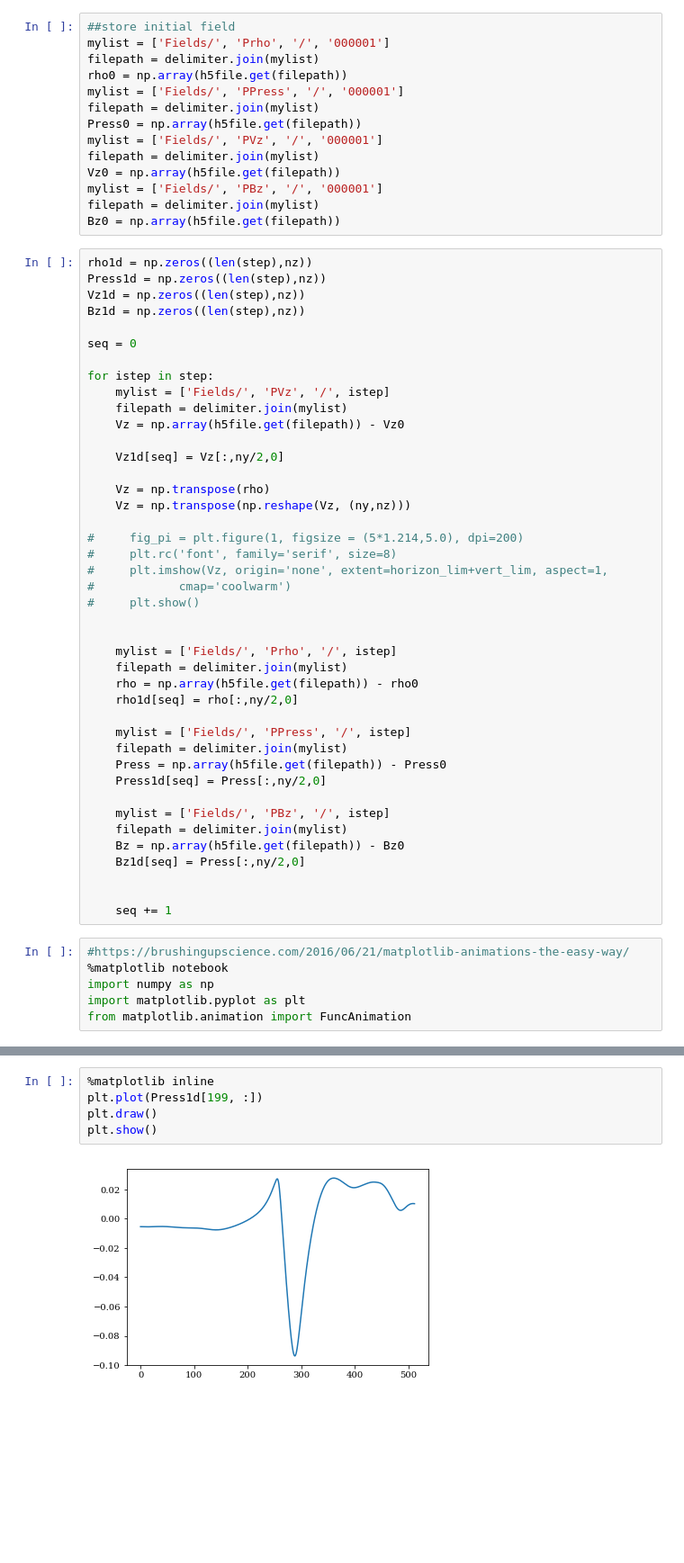
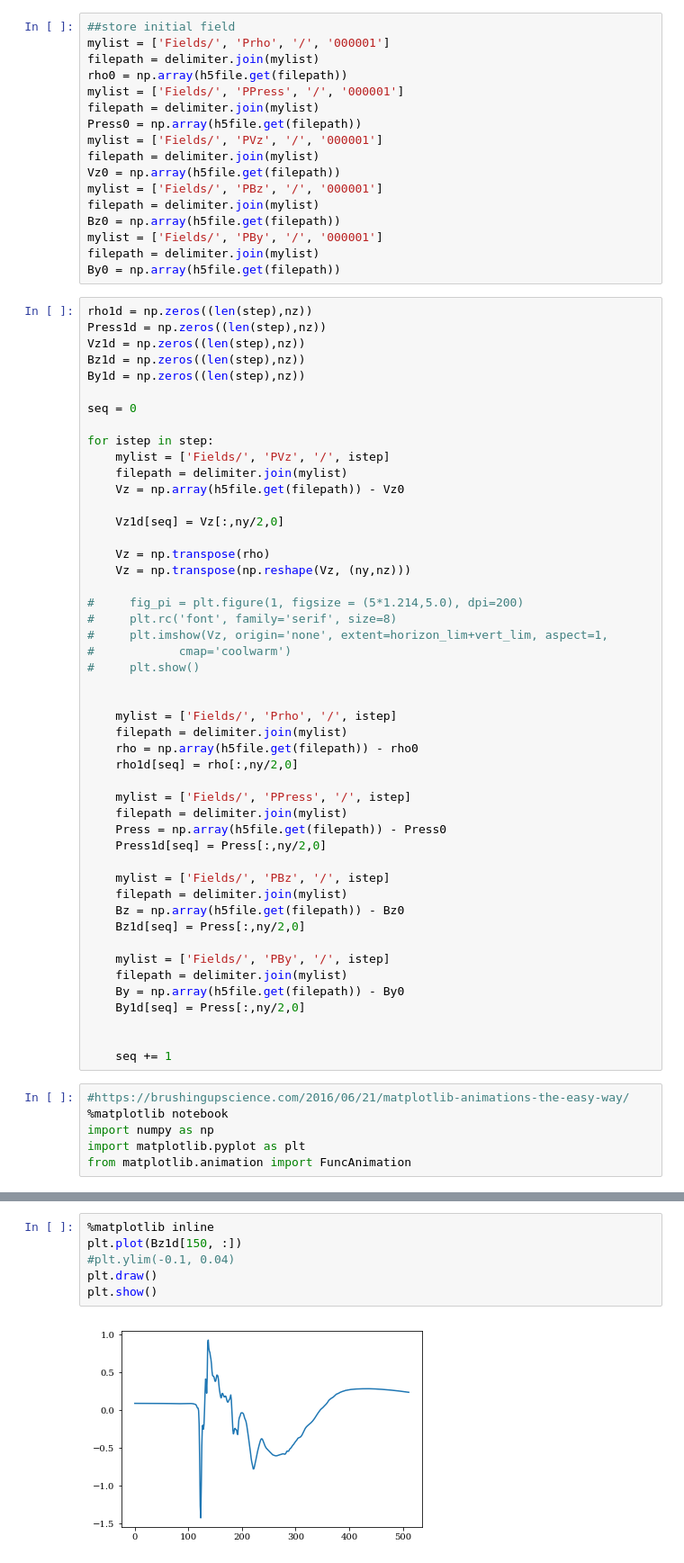
Before and after one commit to xinbian/RTMixEnstrophy, a Jupyter notebook: waveVis.ipynb, the cells around one changed output, grey strips where cells are left out. Shown at 90% size. Cells and saved outputs as stored; diff of their text form; blank space fills up the shorter version.

```diff
--- a/waveVis.ipynb
+++ b/waveVis.ipynb
@@ -70,11 +70,15 @@ Vz0 = np.array(h5file.get(filepath))
 mylist = ['Fields/', 'PBz', '/', '000001']
 filepath = delimiter.join(mylist)
 Bz0 = np.array(h5file.get(filepath))
+mylist = ['Fields/', 'PBy', '/', '000001']
+filepath = delimiter.join(mylist)
+By0 = np.array(h5file.get(filepath))
 # %%
 rho1d = np.zeros((len(step),nz))
 Press1d = np.zeros((len(step),nz))
 Vz1d = np.zeros((len(step),nz))
 Bz1d = np.zeros((len(step),nz))
+By1d = np.zeros((len(step),nz))
 
 seq = 0
 
@@ -110,6 +114,11 @@ for istep in step:
     Bz = np.array(h5file.get(filepath)) - Bz0
     Bz1d[seq] = Press[:,ny/2,0]
 
+    mylist = ['Fields/', 'PBy', '/', istep]
+    filepath = delimiter.join(mylist)
+    By = np.array(h5file.get(filepath)) - By0
+    By1d[seq] = Press[:,ny/2,0]
+
 
     seq += 1
 # %%
@@ -185,7 +186,8 @@ plt.show()
 # %%
 %matplotlib inline
-plt.plot(Press1d[199, :])
+plt.plot(Bz1d[150, :])
+#plt.ylim(-0.1, 0.04)
 plt.draw()
 plt.show()
 # %% [output]
-[figure, old version]
+[figure, new version]
```
Also changed, not shown: parts of 5 cells of this notebook, 1 other file.
